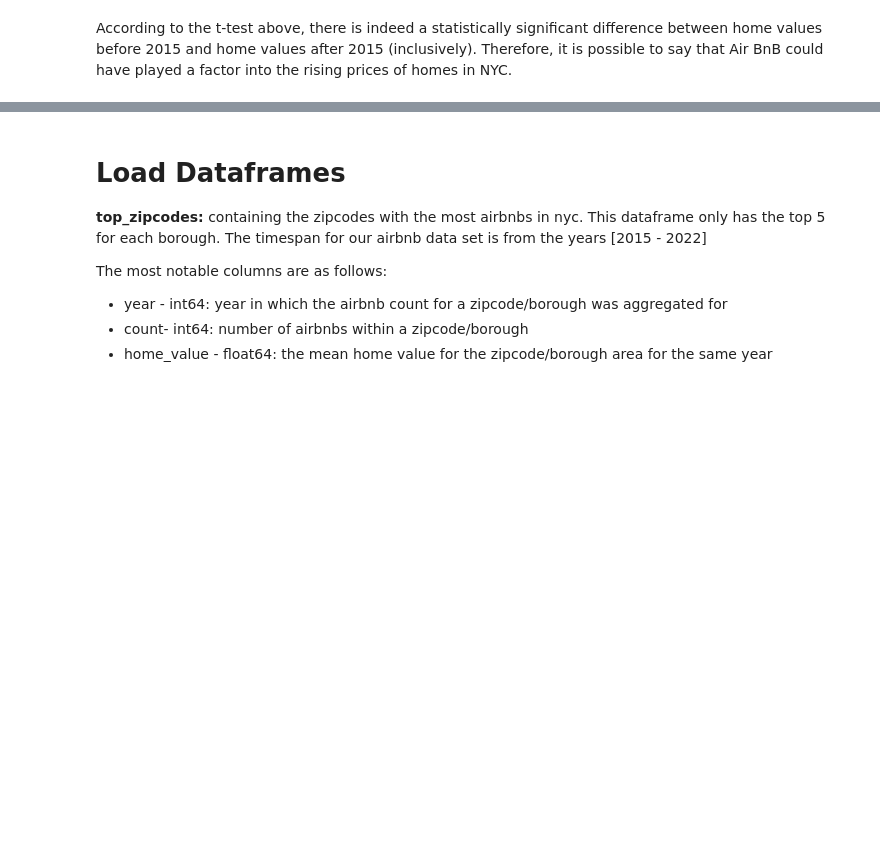
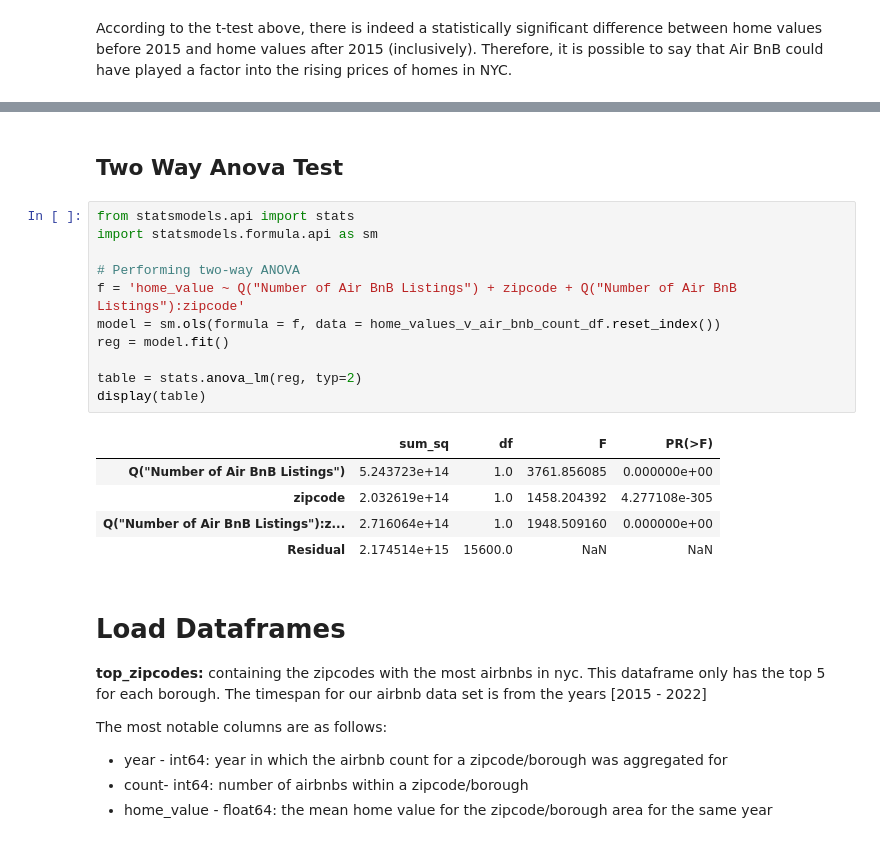
Before and after one commit to hpuma/Airbnb_Rental_Project, a Jupyter notebook: FINAL_EDA_NOTEBOOK.ipynb, the cells around one changed output, grey strips where cells are left out. Saved outputs shown, nothing was run; the diff lists cells and outputs as text; blank space fills up the shorter version.

```diff
--- a/FINAL_EDA_NOTEBOOK.ipynb
+++ b/FINAL_EDA_NOTEBOOK.ipynb
@@ -313,3 +386,22 @@ According to the t-test above, there is indeed a statistically significant diffe
+# %% [markdown]
+## Two Way Anova Test ##
+# %%
+from statsmodels.api import stats
+import statsmodels.formula.api as sm
+
+# Performing two-way ANOVA
+f = 'home_value ~ Q("Number of Air BnB Listings") + zipcode + Q("Number of Air BnB Listings"):zipcode'
+model = sm.ols(formula = f, data = home_values_v_air_bnb_count_df.reset_index())
+reg = model.fit()
+
+table = stats.anova_lm(reg, typ=2)
+display(table)
+# %% [output]
+|  | sum_sq | df | F | PR(>F) |
+| Q("Number of Air BnB Listings") | 5.243723e+14 | 1.0 | 3761.856085 | 0.000000e+00 |
+| zipcode | 2.032619e+14 | 1.0 | 1458.204392 | 4.277108e-305 |
+| Q("Number of Air BnB Listings"):z... | 2.716064e+14 | 1.0 | 1948.509160 | 0.000000e+00 |
+| Residual | 2.174514e+15 | 15600.0 | NaN | NaN |
 # %% [markdown]
 # Load Dataframes
 
```
Also changed, not shown: parts of 7 cells of this notebook, 1 other file.
